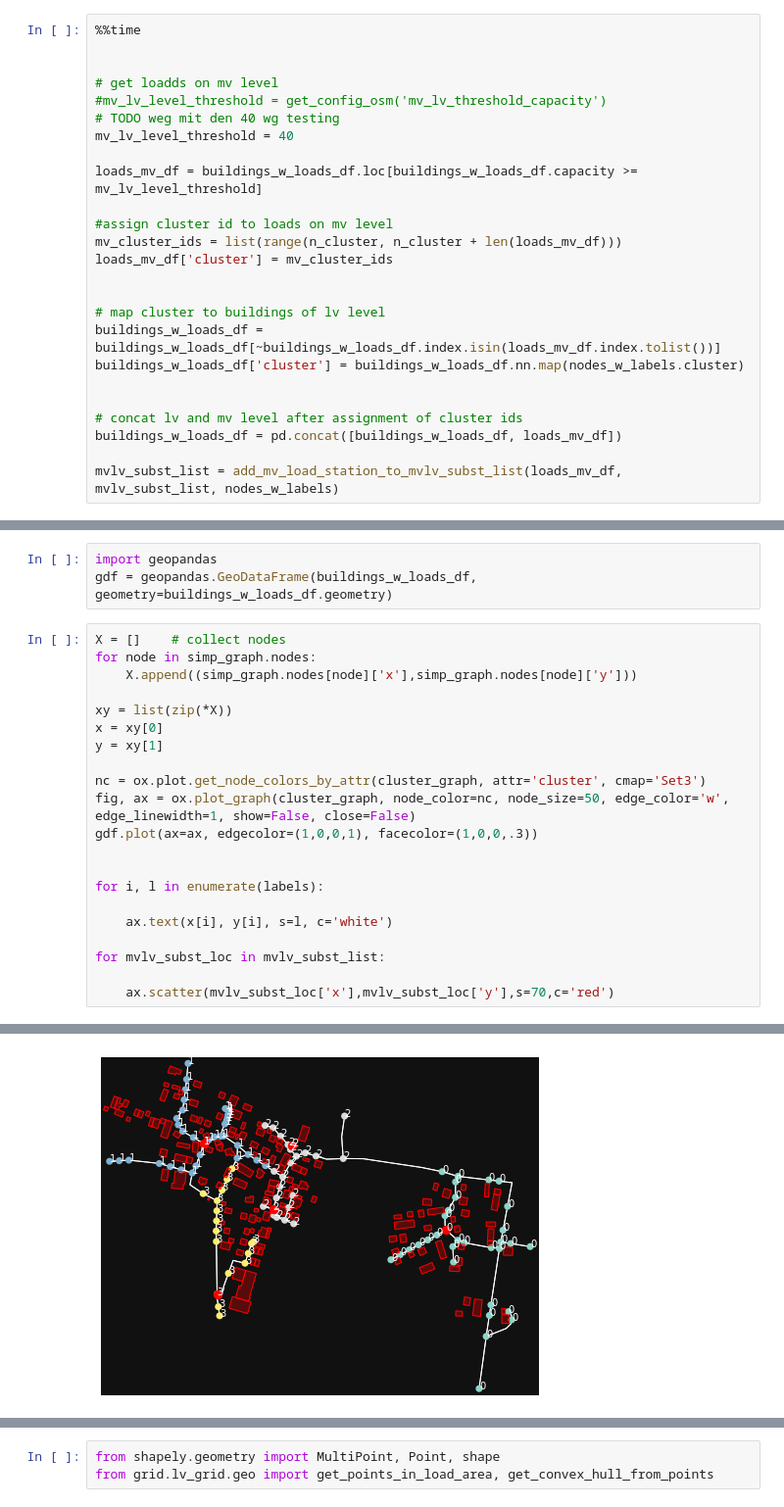
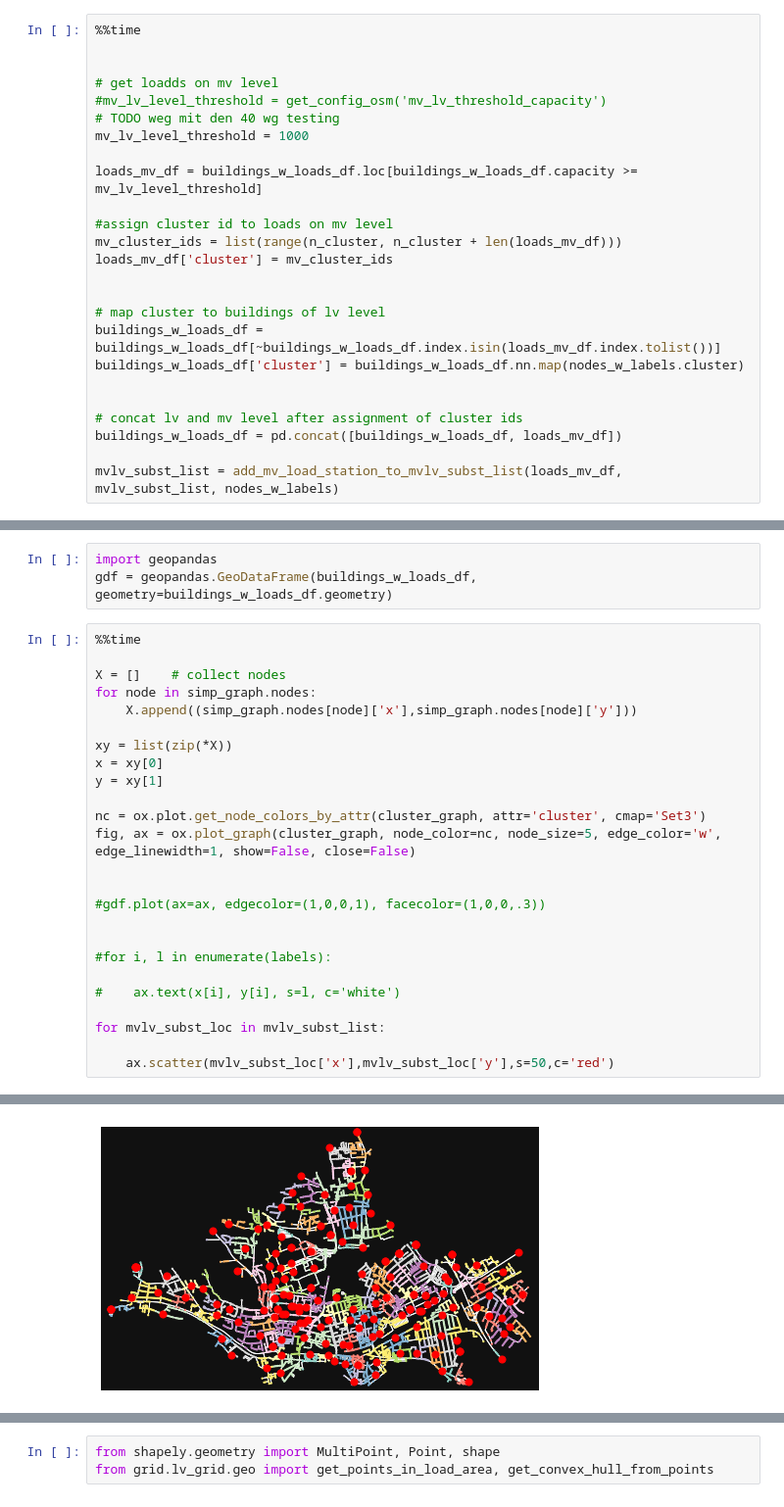
Before and after one commit to openego/ding0, a Jupyter notebook: ding0/lv_grid_testing-08.18_ons_dist_threshold_400.ipynb, the cells around one changed output, grey strips where cells are left out. Shown: that part at 98% size. Drawn from its saved outputs; the diff is of its cells as text.

Commit message:
update build graph aproach and plot aggregate la

```diff
--- a/ding0/lv_grid_testing-08.18_ons_dist_threshold_400.ipynb
+++ b/ding0/lv_grid_testing-08.18_ons_dist_threshold_400.ipynb
@@ -136,7 +148,7 @@ Wall time: 774 ms
 # get loadds on mv level
 #mv_lv_level_threshold = get_config_osm('mv_lv_threshold_capacity')
 # TODO weg mit den 40 wg testing
-mv_lv_level_threshold = 40
+mv_lv_level_threshold = 1000
 
 loads_mv_df = buildings_w_loads_df.loc[buildings_w_loads_df.capacity >= mv_lv_level_threshold]
 
@@ -160,6 +189,8 @@ Wall time: 48.5 ms
 import geopandas
 gdf = geopandas.GeoDataFrame(buildings_w_loads_df, geometry=buildings_w_loads_df.geometry)
 # %%
+%%time
+
 X = []    # collect nodes
 for node in simp_graph.nodes:
     X.append((simp_graph.nodes[node]['x'],simp_graph.nodes[node]['y']))
@@ -169,15 +200,17 @@ x = xy[0]
 y = xy[1]
 
 nc = ox.plot.get_node_colors_by_attr(cluster_graph, attr='cluster', cmap='Set3')
-fig, ax = ox.plot_graph(cluster_graph, node_color=nc, node_size=50, edge_color='w', edge_linewidth=1, show=False, close=False)
-gdf.plot(ax=ax, edgecolor=(1,0,0,1), facecolor=(1,0,0,.3))
+fig, ax = ox.plot_graph(cluster_graph, node_color=nc, node_size=5, edge_color='w', edge_linewidth=1, show=False, close=False)
 
 
-for i, l in enumerate(labels):
+#gdf.plot(ax=ax, edgecolor=(1,0,0,1), facecolor=(1,0,0,.3))
 
-    ax.text(x[i], y[i], s=l, c='white')
+
+#for i, l in enumerate(labels):
+
+#    ax.text(x[i], y[i], s=l, c='white')
 
 for mvlv_subst_loc in mvlv_subst_list:
 
-    ax.scatter(mvlv_subst_loc['x'],mvlv_subst_loc['y'],s=70,c='red')
+    ax.scatter(mvlv_subst_loc['x'],mvlv_subst_loc['y'],s=50,c='red')
 # %% [output]
@@ -184 +218 @@ for mvlv_subst_loc in mvlv_subst_list:
-[figure, old version]
+[figure, new version]
```
Also changed, not shown: parts of 16 cells of this notebook, 1 other file.
